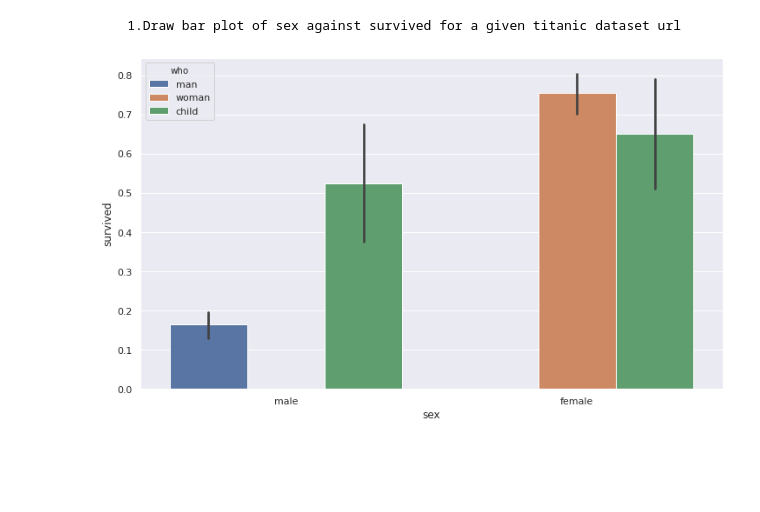
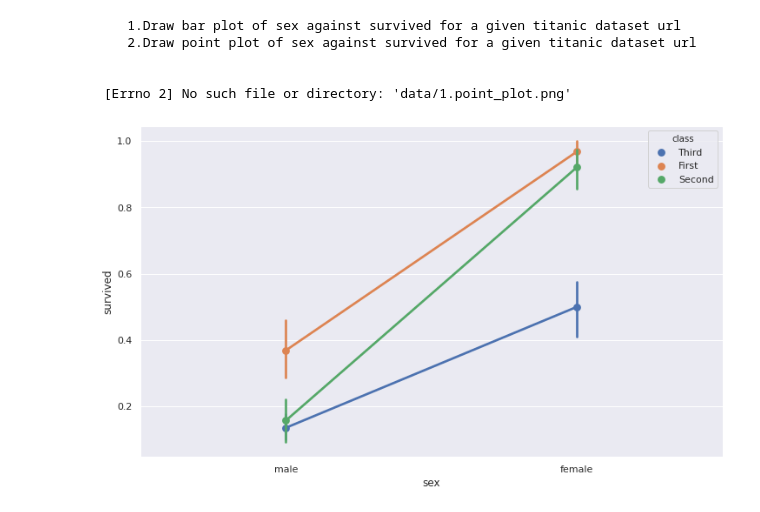
Before and after one commit to shivamgupta7/python-program, a Jupyter notebook: Seaborn/seabornProgram.ipynb, the cells around one changed output. Drawn from its saved outputs; the diff is of its cells as text; code cells hidden in the pictures; blank space fills up the shorter version.

Commit message:
[Shivam] Draw point plot of sex against survived for a given titanic dataset url.

```diff
--- a/Seaborn/seabornProgram.ipynb
+++ b/Seaborn/seabornProgram.ipynb
@@ -23,33 +23,50 @@ class programSeaborn:
         plt.savefig('data/3.bar_plot.png')
         plt.show()
 
+    def sebornPointPlot(self,**kwargs):
+        '''
+        Plot point chart using seaborn library
+        '''
+        df = self.readDataFromURL(kwargs['url'])
+        fig, ax = plt.subplots(figsize=(12,7))
+        sns.pointplot(kwargs['x'],kwargs['y'], hue=kwargs['hue'], data=df)
+        plt.savefig('data/1.point_plot.png')
+        plt.show()
+
 def switchToFunction(obj):
     '''
     Create switch function to move perticular program
     '''
     print('''
     1.Draw bar plot of sex against survived for a given titanic dataset url
+    2.Draw point plot of sex against survived for a given titanic dataset url
     ''')
     try:
         choice = int(input('Enter which program you want to run: '))
         switcher = {
-            1 : obj.sebornBarPlot(url='https://raw.githubusercontent.com/mwaskom/seaborn-data/master/titanic.csv', x="sex", y="survived", hue='who'),
+            1 : lambda : obj.sebornBarPlot(url='https://raw.githubusercontent.com/mwaskom/seaborn-data/master/titanic.csv', x="sex", y="survived", hue='who'),
+            2 : lambda : obj.sebornPointPlot(url='https://raw.githubusercontent.com/mwaskom/seaborn-data/master/titanic.csv', x="sex", y="survived", hue='class'),
             }
         func = switcher.get(choice, lambda: print('\nInvalid choice please select correct options.'))
+        func()
     except Exception as e:
         print("\n",e)
 
 def main():
     obj = programSeaborn()
     switchToFunction(obj)
     options = input('\nDo you want to continue?[y/n]: ')
     if options.lower() == 'y':
         main()
     else:
         exit()
 
 if __name__ == "__main__":
     main()
 # %% [output]
     1.Draw bar plot of sex against survived for a given titanic dataset url
+    2.Draw point plot of sex against survived for a given titanic dataset url
+
+
+ [Errno 2] No such file or directory: 'data/1.point_plot.png'
-[figure, old version]
+[figure, new version]
```
